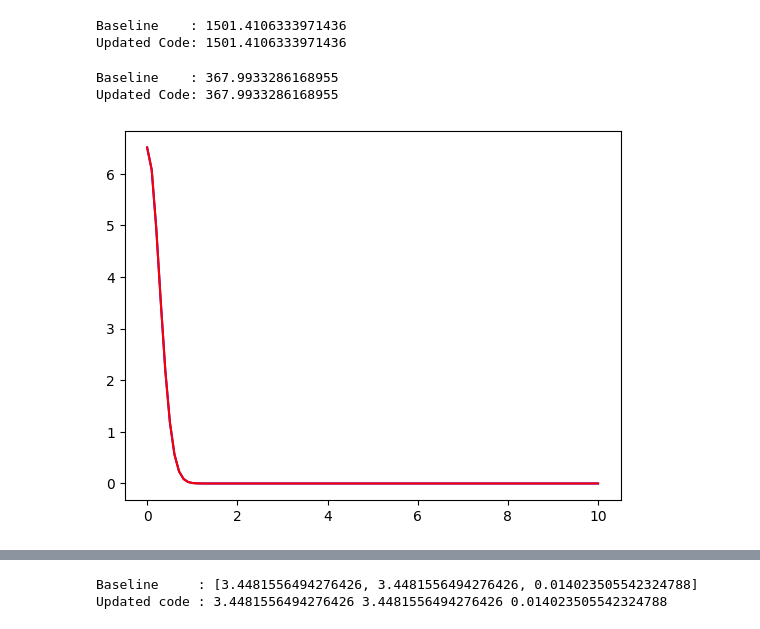
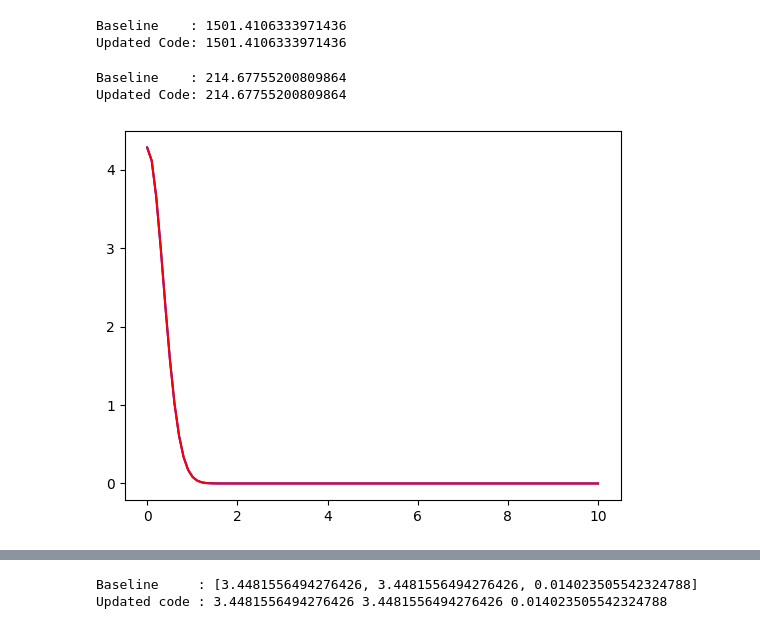
Before and after one commit to Circuitoah/ERICCa, a Jupyter notebook: Baseline_Code_Jupyter_Notebook/Updated_code_tester_4_11_26.ipynb, the cells around one changed output, grey strips where cells are left out. Cells and saved outputs as stored; diff of their text form; code cells hidden in the pictures.

```diff
--- a/Baseline_Code_Jupyter_Notebook/Updated_code_tester_4_11_26.ipynb
+++ b/Baseline_Code_Jupyter_Notebook/Updated_code_tester_4_11_26.ipynb
@@ -170,24 +170,24 @@ print("Updated Code:",cross_section.sigma_R_matter( rho_t,  rho_p  = rho_p , Gam
 Baseline    : 1501.4106333971436
 Updated Code: 1501.4106333971436
 # %%
-E = 300 #MeV
+E = 200 #MeV
 EM0_base.profile_funct_param(E, interaction_type = "np")
 Profile_Function = EM0_Class.Profile_Function(Model_type = "np", E = E)
 
 b_mesh = np.linspace(0, 10, 100)
 test_gamma = lambda b: Profile_Function.Gamma_pp(b) + Profile_Function.Gamma_pn(b)
 
 plt.plot(b_mesh, EM0_base.Gamma(b_mesh), color = "b")
 plt.plot(b_mesh, test_gamma(b_mesh), color = "r" )
 
-print("Baseline    :",EM0_base.sigma_R( Ca_rho_p, Gamma = EM0_base.Gamma, Model = "OLA p-n"))
-print("Updated Code:",cross_section.sigma_R_pn( Ca_rho_p, Ca_rho_p,
+print("Baseline    :",EM0_base.sigma_R( C_rho_p, Gamma = EM0_base.Gamma, Model = "OLA p-n"))
+print("Updated Code:",cross_section.sigma_R_pn( C_rho_p, C_rho_p,
                                                Gamma_pp = Profile_Function.Gamma_pp,
                                                Gamma_pn = Profile_Function.Gamma_pn,  Model = "OLA p-n"))
 # %% [output]
-Baseline    : 367.9933286168955
-Updated Code: 367.9933286168955
+Baseline    : 214.67755200809864
+Updated Code: 214.67755200809864
-[figure, old version]
+[figure, new version]
 # %%
 b = 3
 rho_t_p = C_rho_p
```
Also changed, not shown: parts of 5 cells of this notebook, 1 other file.
